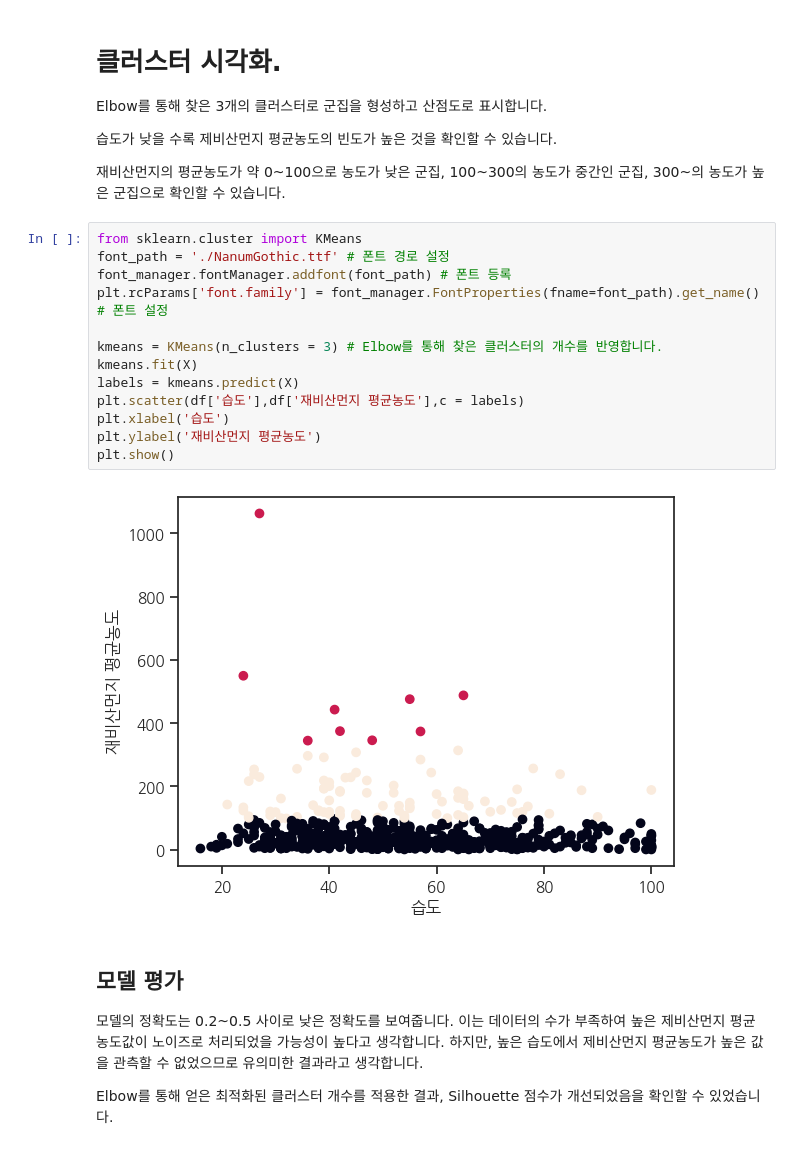
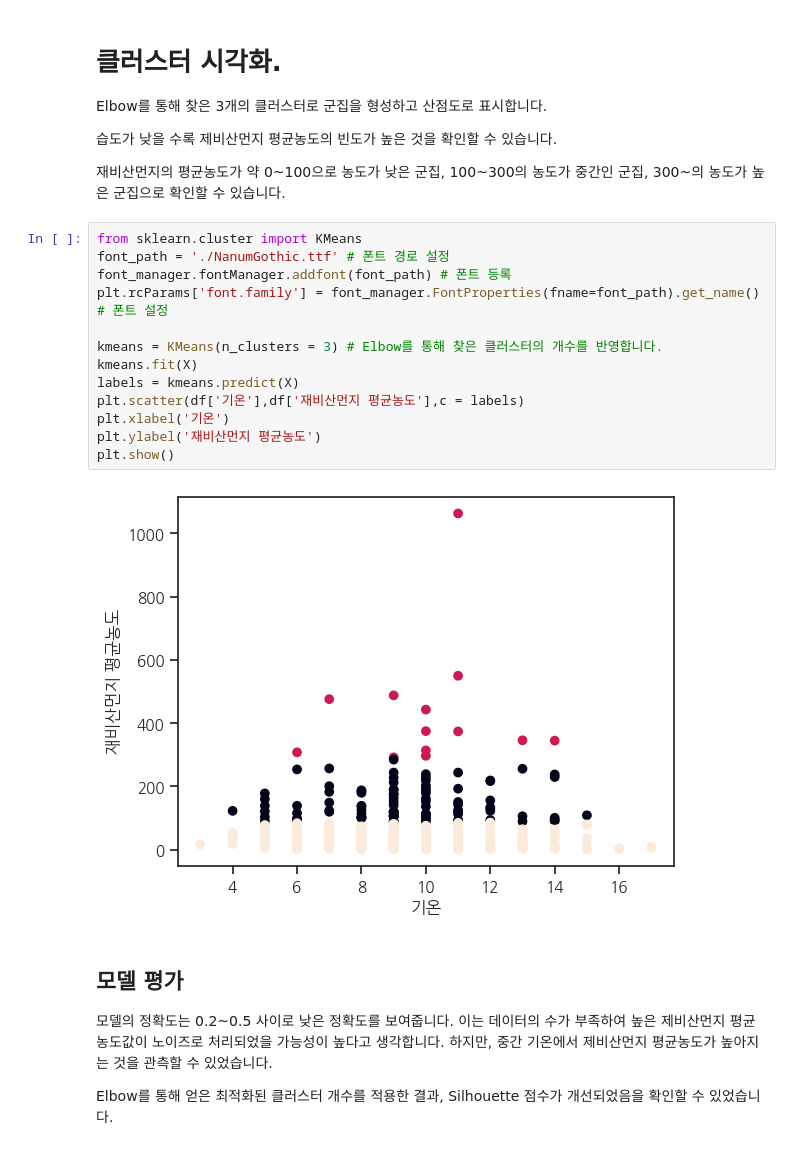
Before and after one commit to Konkuk-Univ-Glocal-Campus/ml202401-midterm-SyouSB, a Jupyter notebook: ml_midterm.ipynb, the cells around one changed output. Cells and saved outputs as stored; diff of their text form.

```diff
--- a/ml_midterm.ipynb
+++ b/ml_midterm.ipynb
@@ -288,22 +289,22 @@ Elbow를 통해 찾은 3개의 클러스터로 군집을 형성하고 산점도
 # %%
 from sklearn.cluster import KMeans
 font_path = './NanumGothic.ttf' # 폰트 경로 설정
 font_manager.fontManager.addfont(font_path) # 폰트 등록
 plt.rcParams['font.family'] = font_manager.FontProperties(fname=font_path).get_name() # 폰트 설정
 
 kmeans = KMeans(n_clusters = 3) # Elbow를 통해 찾은 클러스터의 개수를 반영합니다.
 kmeans.fit(X)
 labels = kmeans.predict(X)
-plt.scatter(df['습도'],df['재비산먼지 평균농도'],c = labels)
-plt.xlabel('습도')
+plt.scatter(df['기온'],df['재비산먼지 평균농도'],c = labels)
+plt.xlabel('기온')
 plt.ylabel('재비산먼지 평균농도')
 plt.show()
 # %% [output]
-[figure, old version]
+[figure, new version]
 # %% [markdown]
 ## 모델 평가
 
-모델의 정확도는 0.2~0.5 사이로 낮은 정확도를 보여줍니다. 이는 데이터의 수가 부족하여 높은 제비산먼지 평균농도값이 노이즈로 처리되었을 가능성이 높다고 생각합니다. 하지만, 높은 습도에서 제비산먼지 평균농도가 높은 값을 관측할 수 없었으므로 유의미한 결과라고 생각합니다.
+모델의 정확도는 0.2~0.5 사이로 낮은 정확도를 보여줍니다. 이는 데이터의 수가 부족하여 높은 제비산먼지 평균농도값이 노이즈로 처리되었을 가능성이 높다고 생각합니다. 하지만, 중간 기온에서 제비산먼지 평균농도가 높아지는 것을 관측할 수 있었습니다.
 
 Elbow를 통해 얻은 최적화된 클러스터 개수를 적용한 결과, Silhouette 점수가 개선되었음을 확인할 수 있었습니다.
 # %%
```
Also changed, not shown: parts of 4 cells of this notebook.
